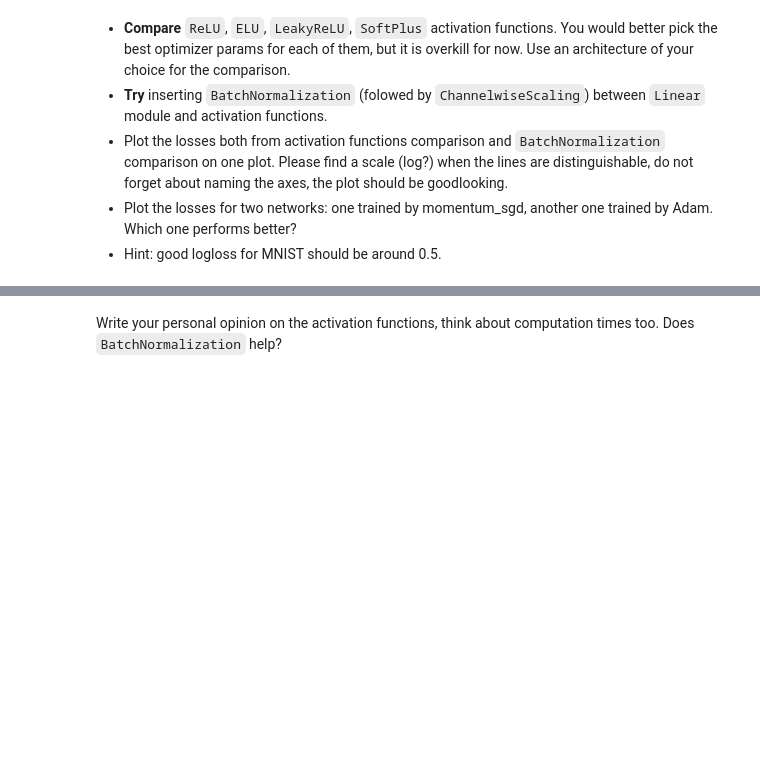
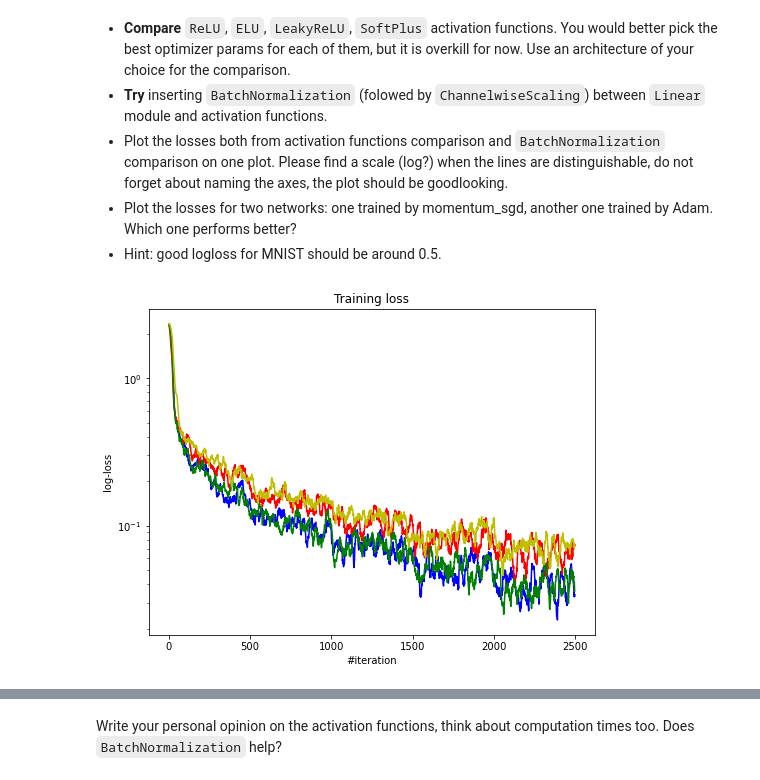
Before and after one commit to iofik/Practical_DL, a Jupyter notebook: homework01/homework_main-basic.ipynb, the cells around one changed output, grey strips where cells are left out. Cells and saved outputs as stored; diff of their text form; code cells hidden in the pictures; blank space fills up the shorter version.

Commit message:
run learning with with different configurations

```diff
--- a/homework01/homework_main-basic.ipynb
+++ b/homework01/homework_main-basic.ipynb
@@ -223,34 +238,43 @@ def visualise_history(loss_history):
     plt.xlabel("#iteration")
     plt.ylabel("log-loss")
     plt.yscale('log')
     for name in config:
         plt.plot(loss_history[name], config[name]['color'])
     plt.show()
 
     for name in config:
         print('Current %s loss: %f' % (name, loss_history[name][-1]))
 
+# Looping params
+n_epoch = 5
+batch_size = 100
 
-def visualise_loss(opt, opt_config):
+def visualise_loss(config, opt, opt_config, average_window=None):
     loss_history = defaultdict(lambda: [])
+    loss_average = defaultdict(lambda: [])
+
     loops = {name:training_loop(X_train_f, Y_train, net=conf['net'],
                                 opt=opt, opt_config=opt_config,
                                 criterion=criterion, n_epoch=n_epoch, batch_size=batch_size)
              for name, conf in config.items()}
     try:
         while True:
             for name, loss in loops.items():
                 loss_history[name].append(next(loss))
+                if average_window:
+                    loss_average[name].append(np.mean(loss_history[name][-average_window:]))
 
             if random() > max(batch_size / y_train.shape[0] * 100, 0.01):
                 continue
 
-            visualise_history(loss_history)
+            visualise_history(loss_average if average_window else loss_history)
 
     except StopIteration:
         pass
 
-    visualise_history(loss_history)
+    visualise_history(loss_average if average_window else loss_history)
 
 
-visualise_loss(sgd_momentum, optimizer_config)
+visualise_loss(config, sgd_momentum, optimizer_config, 20)
+# %% [output]
+[figure, added]
```
Also changed, not shown: parts of 6 cells of this notebook.
